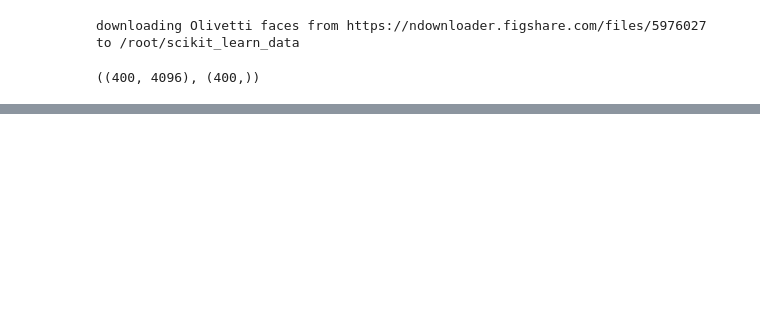
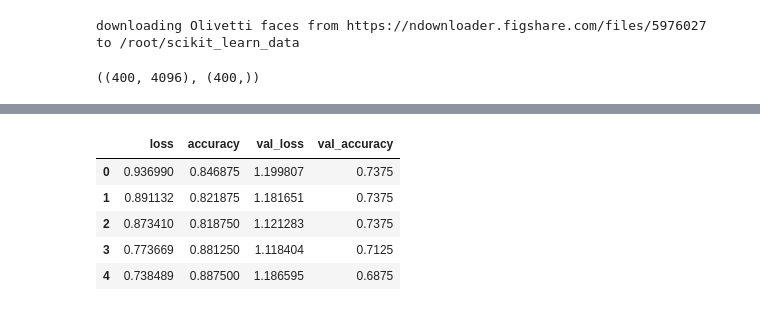
Before and after one commit to umais2005/DeepLearning, a Jupyter notebook: Keras_Basic.ipynb, the cells around one changed output, grey strips where cells are left out. Drawn from its saved outputs; the diff is of its cells as text; code cells hidden in the pictures; blank space fills up the shorter version.

```diff
--- a/Keras_Basic.ipynb
+++ b/Keras_Basic.ipynb
@@ -20,0 +67,9 @@ X.shape, y.shape
+# %%
+model_history_df.head()
+# %% [output]
+|  | loss | accuracy | val_loss | val_accuracy |
+| 0 | 0.936990 | 0.846875 | 1.199807 | 0.7375 |
+| 1 | 0.891132 | 0.821875 | 1.181651 | 0.7375 |
+| 2 | 0.873410 | 0.818750 | 1.121283 | 0.7375 |
+| 3 | 0.773669 | 0.881250 | 1.118404 | 0.7125 |
+| 4 | 0.738489 | 0.887500 | 1.186595 | 0.6875 |
```
Also changed, not shown: parts of 12 cells of this notebook.
